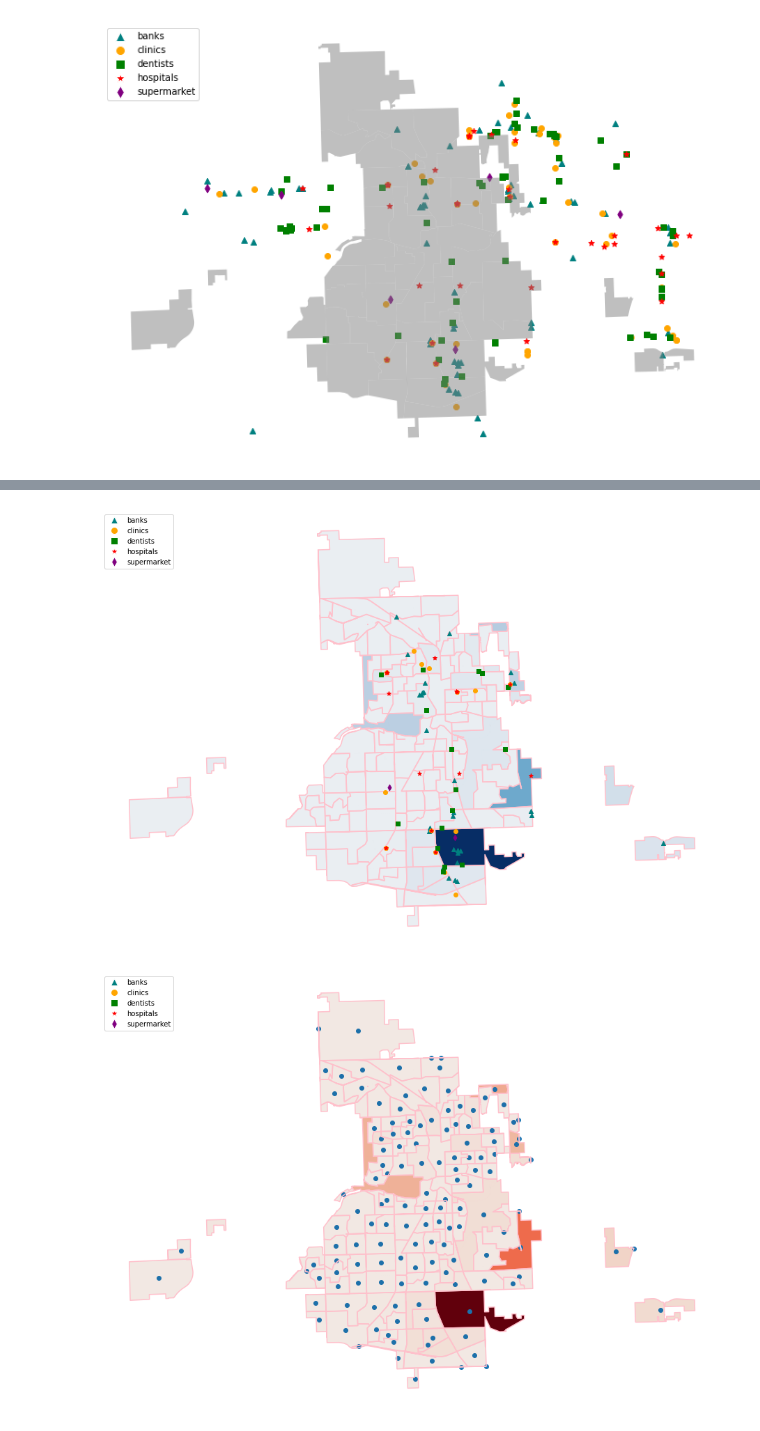
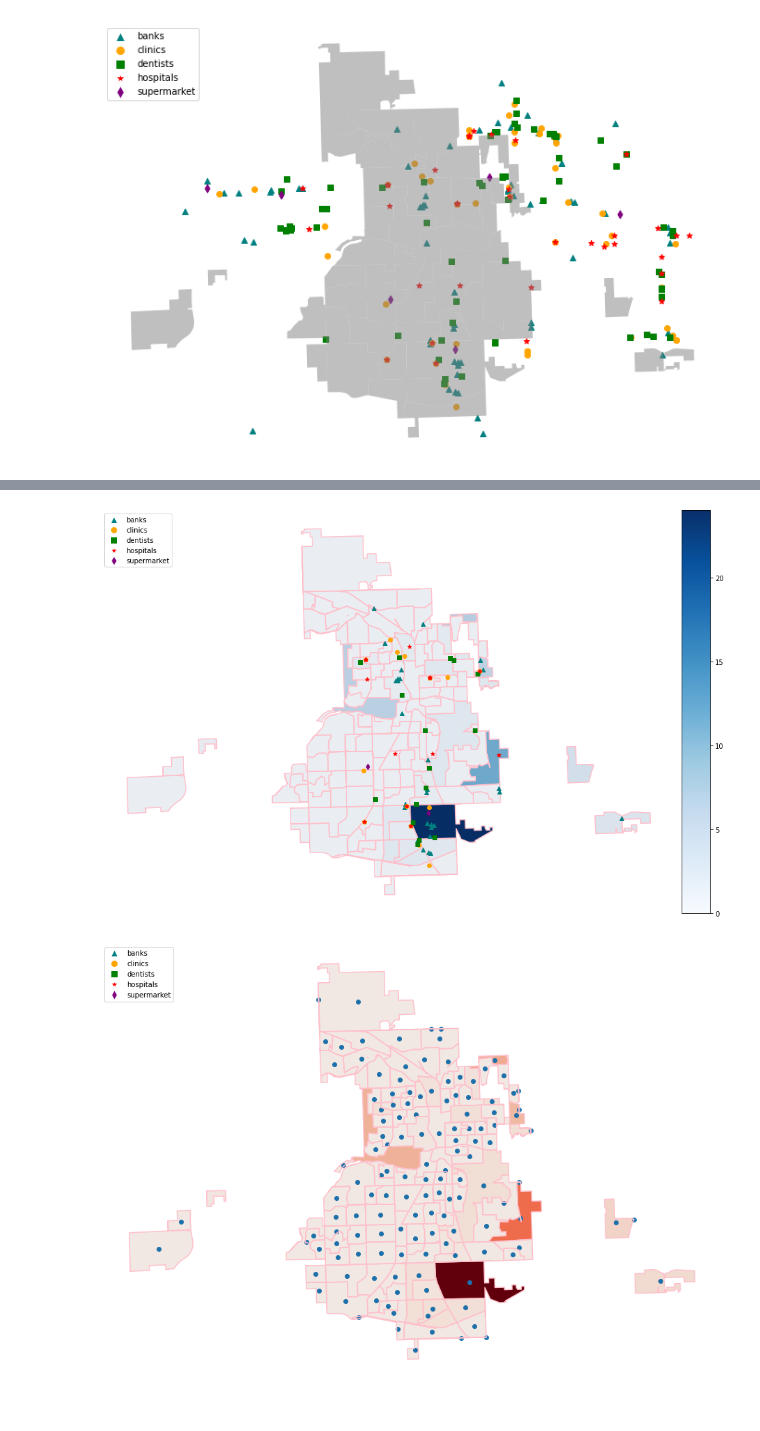
Before and after one commit to wisc-bus/simulator, a Jupyter notebook: notebooks/visualization_lansing.ipynb, the cells around one changed output, grey strips where cells are left out. Cells and saved outputs as stored; diff of their text form; code cells hidden in the pictures.

Commit message:
Score thermodynamic diagram

```diff
--- a/notebooks/visualization_lansing.ipynb
+++ b/notebooks/visualization_lansing.ipynb
@@ -167,7 +168,14 @@ for idx, row in new_census.bounds.iterrows():
 # %%
+city = city.to_crs(epsg)
+
+census_union = census_gdf.to_crs(epsg).intersection(city.unary_union)
+census_union = gpd.GeoDataFrame(geometry=census_union, crs=epsg)
+census_union = pd.concat([census_union, new_census.iloc[:, -5:]], axis=1)
+new_census = census_union[~census_union['geometry'].is_empty].copy(True)
+
 new_census['score'] = 0
 for idx, row in new_census.iterrows():
-    new_census.loc[idx, 'score'] = get_score(row['geometry'].area, row['banks'], row['clinics'], row['dentists'], row['hospitals'], row['supermarket'])
+    new_census.loc[idx, 'score'] = get_score(0, row['banks'], row['clinics'], row['dentists'], row['hospitals'], row['supermarket'])
 # %%
 new_census
 # %% [output]
@@ -192,35 +200,39 @@ points_high = new_census_sorted.tail(math.ceil(length/2))
 # %%
 # census boundary
 
 city = city.to_crs(epsg)
 # lakes = lakes.to_crs(epsg)
 # street = street.to_crs(epsg)
 # ax = lakes.boundary.plot(color="lightblue", zorder=1, linewidth=2, figsize=(16, 16))
 # lakes.plot(color="lightblue", ax=ax, alpha=0.2, zorder=1)
 ax = city.plot(color="black", alpha=0.05, zorder=2, figsize=(16, 16))
 # street.plot(color="black", alpha=0.3, ax=ax, zorder=3)
 
 # intersect census_gdf with city, then add the score into the result_gdf
 census_union = census_gdf.to_crs(epsg).intersection(city.unary_union)
 census_union = gpd.GeoDataFrame(geometry=census_union, crs=epsg)
 census_union['score'] = new_census['score']
 
+# vertically align the plot axes and the legend axes
+divider = make_axes_locatable(ax)
+cax = divider.append_axes("right", size="5%", pad=0.1)
+
 # draw the census, the higher the score, the deepred the color
-census_union[~census_union['geometry'].is_empty].plot(ax=ax, column='score', cmap='Blues')
+census_union[~census_union['geometry'].is_empty].plot(ax=ax, column='score', cmap='Blues', legend=True, cax=cax)
 census_union[~census_union['geometry'].is_empty].boundary.plot(ax=ax, color='pink')
 
 banks.intersection(city.unary_union).plot(ax=ax, color='teal', marker='^', zorder=4)
 clinics.intersection(city.unary_union).plot(ax=ax, color='orange', marker='o', zorder=4)
 dentists.intersection(city.unary_union).plot(ax=ax, color='green', marker='s', zorder=4)
 hospitals.intersection(city.unary_union).plot(ax=ax, color='red', marker='*', zorder=4)
 supermarket.intersection(city.unary_union).plot(ax=ax, color='purple', marker='d', zorder=4)
 
 ax.legend(handles = lineslist, loc="upper left",prop={"size": 10})
 # ax.legend(handles = lineslist, bbox_to_anchor=(1.00, 1.00), loc="upper left",prop={"size": 10})
 
 ax.set_axis_off()
 # %% [output]
-[figure, old version]
+[figure, new version]
 # %%
 # census centroid
 
```
Also changed, not shown: parts of 3 cells of this notebook, 1 other file.
